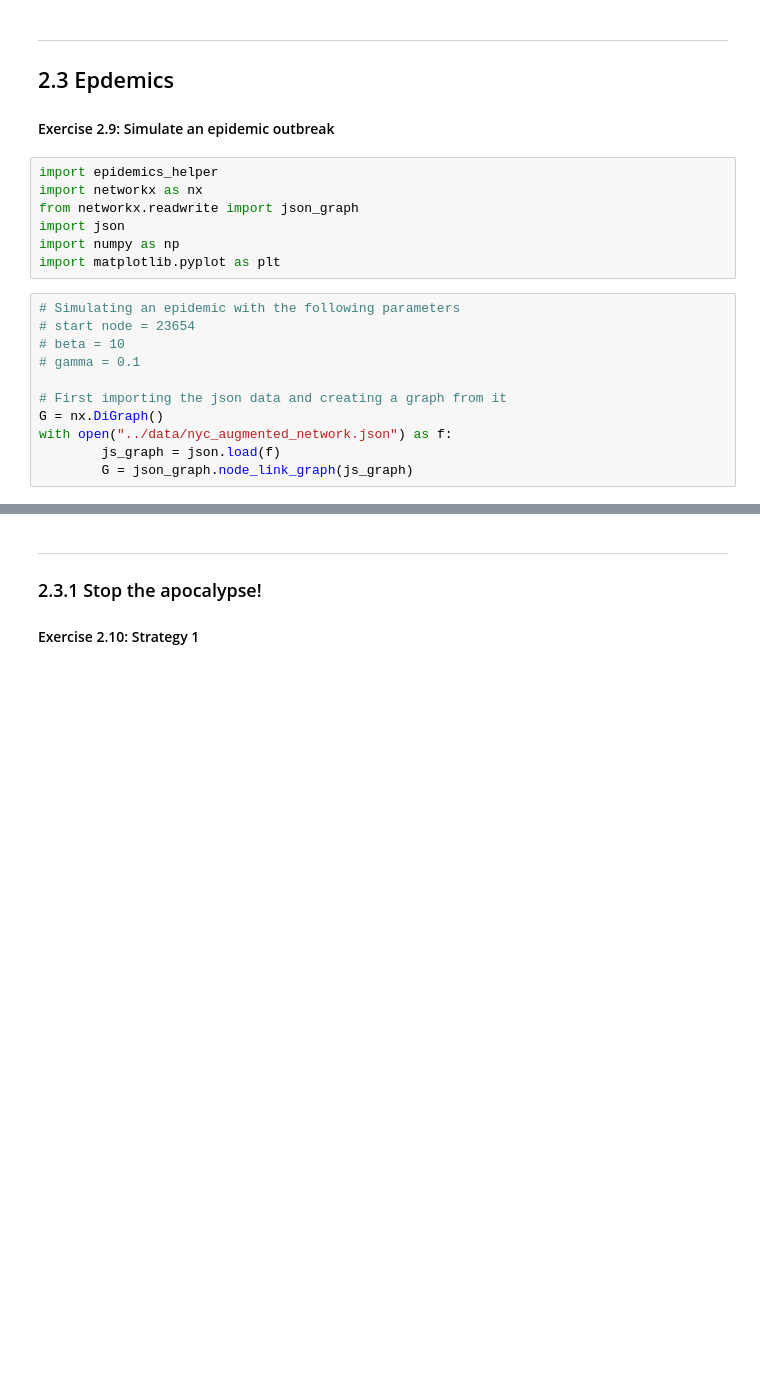
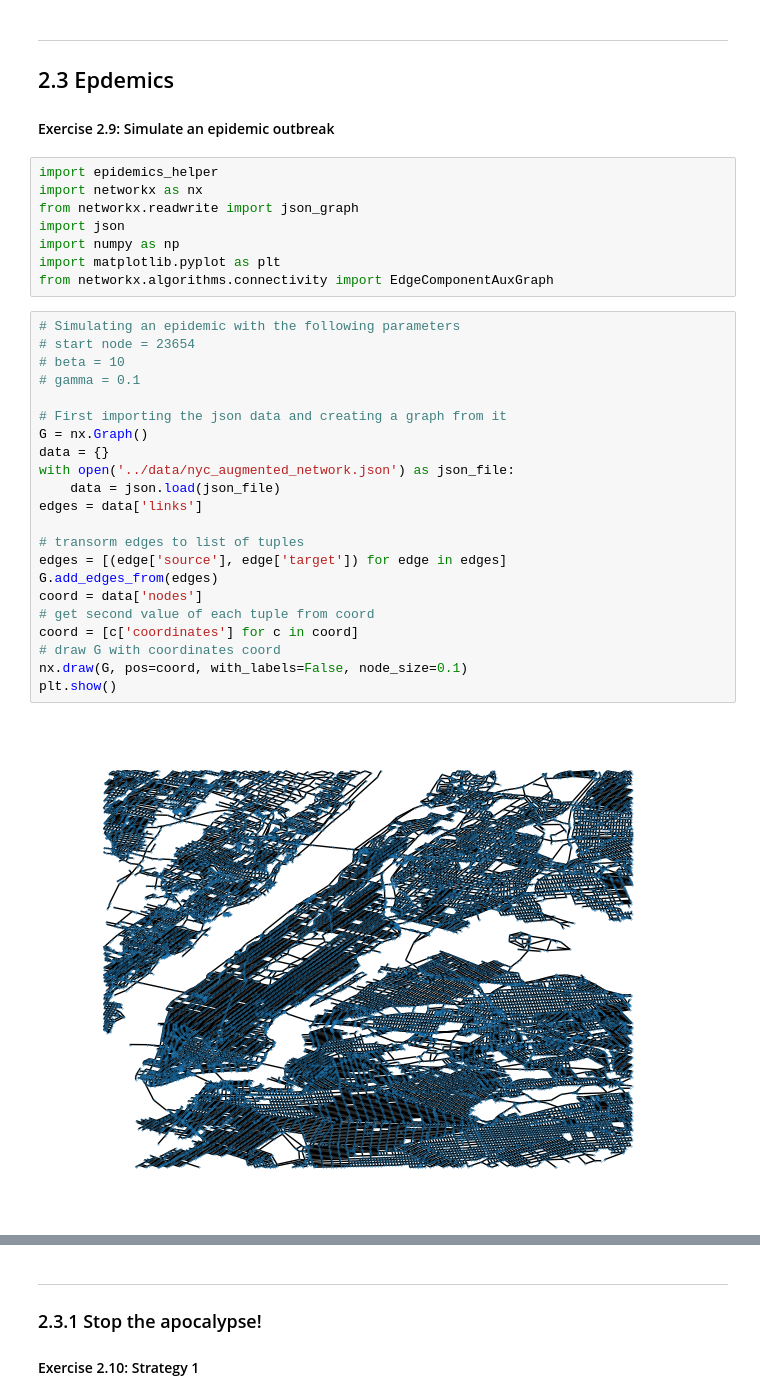
Before and after one commit to Enrico-Benedettini/Internet-Analytics---Lab-2, a Jupyter notebook: assignment/ix-lab2-notebook-part3.ipynb, the cells around one changed output, grey strips where cells are left out. Cells and saved outputs as stored; diff of their text form; blank space fills up the shorter version.

```diff
--- a/assignment/ix-lab2-notebook-part3.ipynb
+++ b/assignment/ix-lab2-notebook-part3.ipynb
@@ -33,17 +33,31 @@ from networkx.readwrite import json_graph
 import json
 import numpy as np
 import matplotlib.pyplot as plt
+from networkx.algorithms.connectivity import EdgeComponentAuxGraph
 # %%
 # Simulating an epidemic with the following parameters
 # start node = 23654
 # beta = 10
 # gamma = 0.1
 
 # First importing the json data and creating a graph from it
-G = nx.DiGraph()
-with open("../data/nyc_augmented_network.json") as f:
-        js_graph = json.load(f)
-        G = json_graph.node_link_graph(js_graph)
+G = nx.Graph()
+data = {}
+with open('../data/nyc_augmented_network.json') as json_file:
+    data = json.load(json_file)
+edges = data['links']
+
+# transorm edges to list of tuples
+edges = [(edge['source'], edge['target']) for edge in edges]
+G.add_edges_from(edges)
+coord = data['nodes']
+# get second value of each tuple from coord
+coord = [c['coordinates'] for c in coord]
+# draw G with coordinates coord
+nx.draw(G, pos=coord, with_labels=False, node_size=0.1)
+plt.show()
+# %% [output]
+[figure, added]
 # %%
 # instantiating an sir model
 sir = epidemics_helper.SimulationSIR(G, beta=10.0, gamma=0.1)
```
Also changed, not shown: parts of 11 cells of this notebook.
